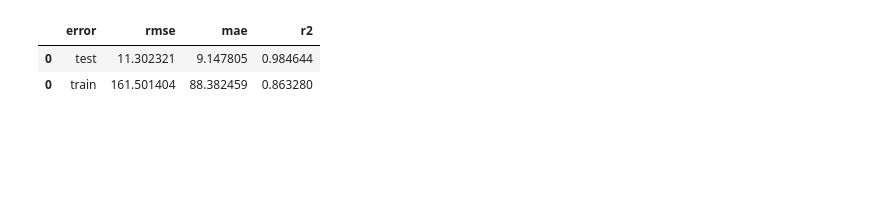
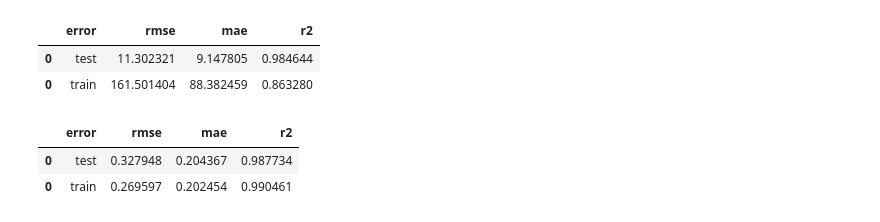
Before and after one commit to ShannonNCM/research_files, a Jupyter notebook: new_model/model_03/training_notebook.ipynb, the cells around one changed output. Cells and saved outputs as stored; diff of their text form; code cells hidden in the pictures; blank space fills up the shorter version.

```diff
--- a/new_model/model_03/training_notebook.ipynb
+++ b/new_model/model_03/training_notebook.ipynb
@@ -204,6 +192,17 @@ errors
 |  | error | rmse | mae | r2 |
 | 0 | test | 11.302321 | 9.147805 | 0.984644 |
 | 0 | train | 161.501404 | 88.382459 | 0.863280 |
+# %%
+ref = 'REF_force'
+pred = 'MACE_force'
+test_error = f.errors(test_df2, 'test', ref, pred)
+train_error = f.errors(train_df2, 'train', ref, pred)
+errors = pd.concat([test_error, train_error])
+errors
+# %% [output]
+|  | error | rmse | mae | r2 |
+| 0 | test | 0.327948 | 0.204367 | 0.987734 |
+| 0 | train | 0.269597 | 0.202454 | 0.990461 |
 # %%
 #saving to an excel file so that we can keep a register of how different the resuls are for the different models
 with pd.ExcelWriter(f'test_res/{model_name}_test.xlsx') as writer:
```
Also changed, not shown: parts of 6 cells of this notebook, 2 other files.
